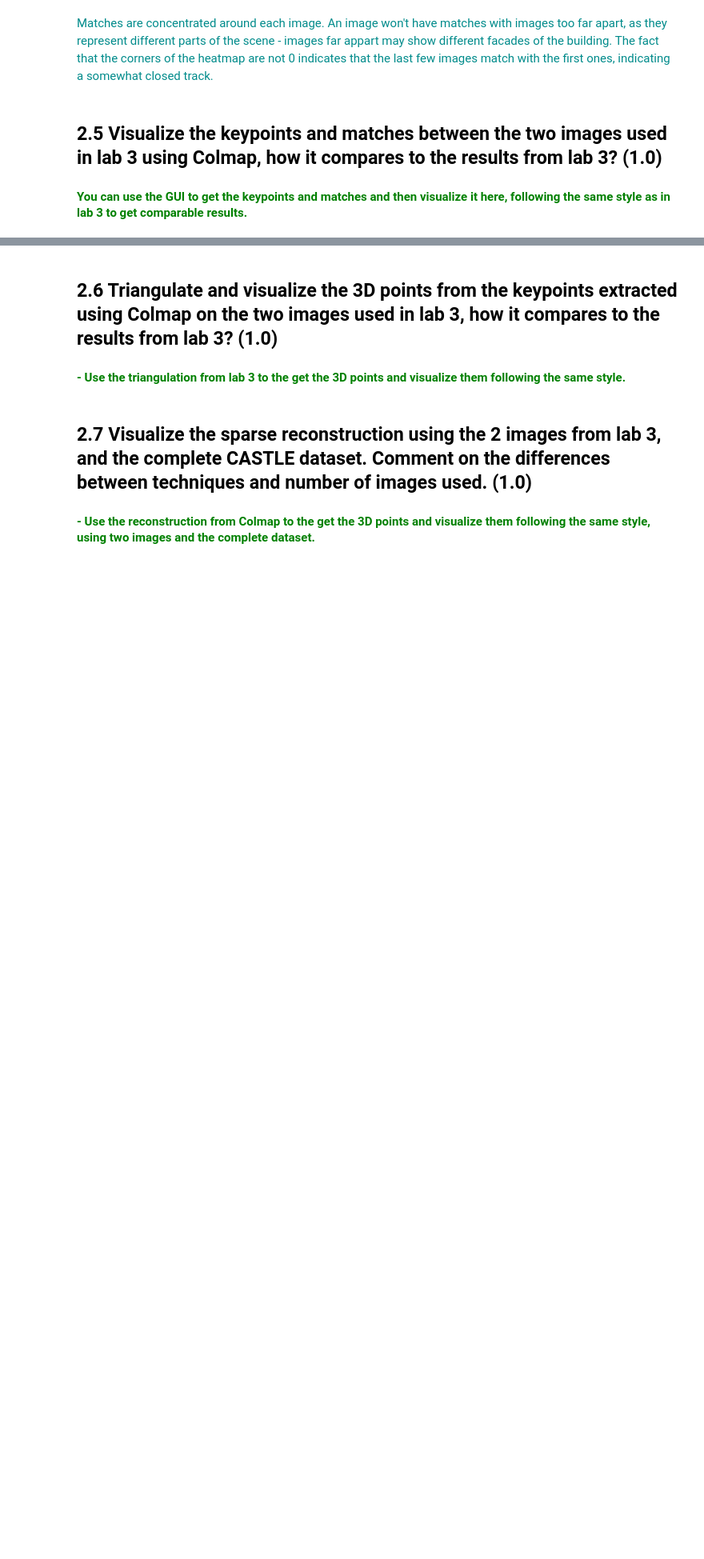
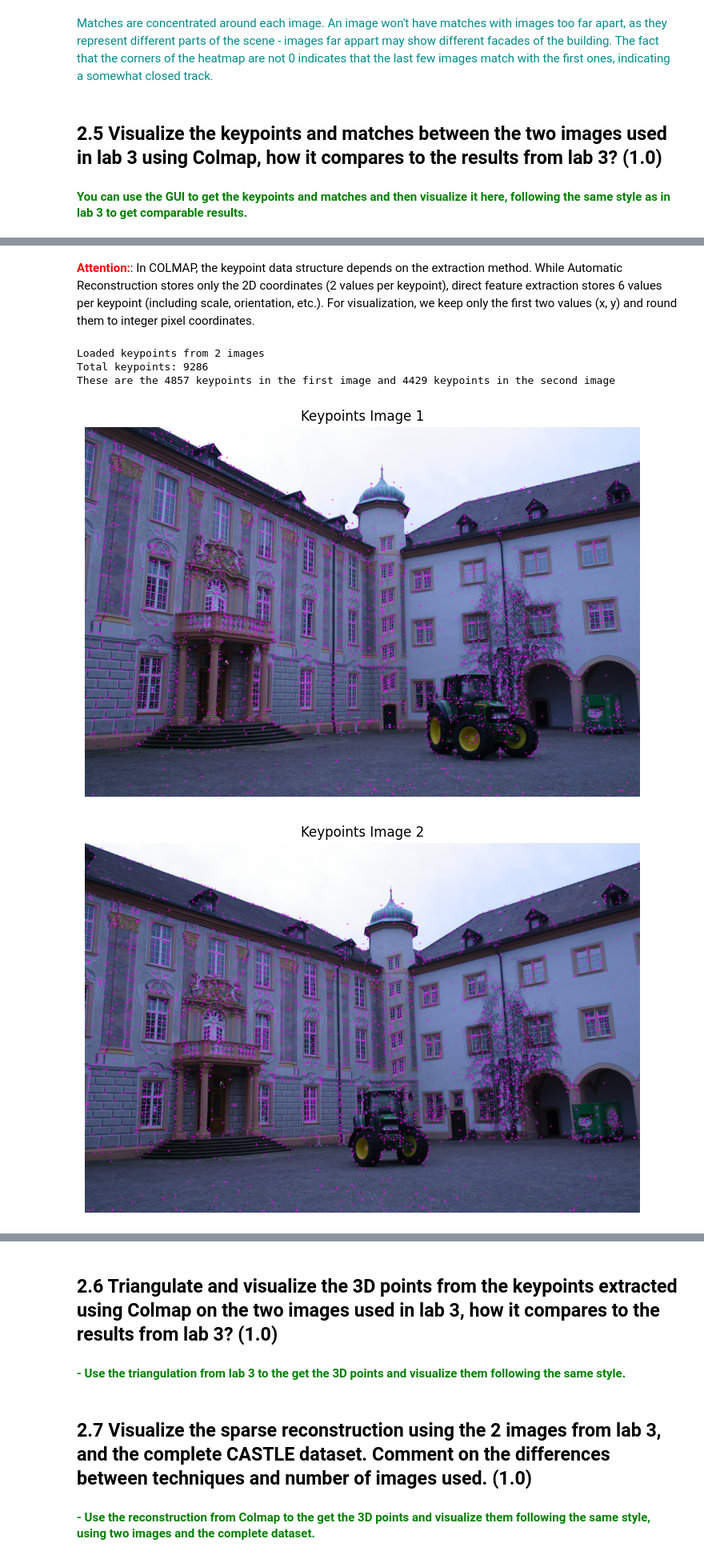
Before and after one commit to GerardVilaplana/MCV-C4, a Jupyter notebook: lab4/lab4.ipynb, the cells around one changed output, grey strips where cells are left out. Shown at 80% size. Saved outputs shown, nothing was run; the diff lists cells and outputs as text; code cells hidden in the pictures; blank space fills up the shorter version.

```diff
--- a/lab4/lab4.ipynb
+++ b/lab4/lab4.ipynb
@@ -357,2 +378,46 @@ plt.show()
 # %%
-### TO DO 2.5
+database_path = "./castle/database.db"
+db = sqlite3.connect(database_path)
+# %% [markdown]
+<span style="color:red; font-weight:bold;">Attention:</span>: In COLMAP, the keypoint data structure depends on the extraction method. While Automatic Reconstruction stores only the 2D coordinates (2 values per keypoint), direct feature extraction stores 6 values per keypoint (including scale, orientation, etc.). For visualization, we keep only the first two values (x, y) and round them to integer pixel coordinates.
+# %%
+keypoints = dict(
+        (image_id, blob_to_array(data, np.float32, (-1, 6))) # 6 instead of 2
+        for image_id, data in db.execute(
+            "SELECT image_id, data FROM keypoints"))
+keypoints = {key: np.round(points[:, :2]) for key, points in keypoints.items()} # Keep only x,y and round them to integers
+print(f"Loaded keypoints from {len(keypoints)} images")
+print(f"Total keypoints: {sum(kpts.shape[0] for kpts in keypoints.values())}")
+print(f"These are the {len(keypoints[1])} keypoints in the first image and {len(keypoints[2])} keypoints in the second image")
+# %% [output]
+Loaded keypoints from 2 images
+Total keypoints: 9286
+These are the 4857 keypoints in the first image and 4429 keypoints in the second image
+# %%
+image1 = cv2.imread('./castle/Images/0001_s.png')
+image2 = cv2.imread('./castle/Images/0002_s.png')
+
+# Convert keypoints to cv2.KeyPoint format
+kp1 = [cv2.KeyPoint(x=pt[0], y=pt[1], size=1) for pt in keypoints[1]]
+kp2 = [cv2.KeyPoint(x=pt[0], y=pt[1], size=1) for pt in keypoints[2]]
+
+def show_keypoints(image, cv_keypoints, title="Keypoints"):
+    im_with_kpts = cv2.drawKeypoints(
+        image,
+        cv_keypoints,
+        None,
+        color=(255, 0, 255),
+        flags=cv2.DRAW_MATCHES_FLAGS_DRAW_RICH_KEYPOINTS
+    )
+
+    plt.figure(figsize=(10, 6))
+    plt.imshow(cv2.cvtColor(im_with_kpts, cv2.COLOR_BGR2RGB))
+    plt.title(title)
+    plt.axis("off")
+    plt.show()
+
+show_keypoints(image1, kp1, title="Keypoints Image 1")
+show_keypoints(image2, kp2, title="Keypoints Image 2")
+# %% [output]
+[figure, added]
+[figure, added]
```
Also changed, not shown: parts of 5 cells of this notebook.
